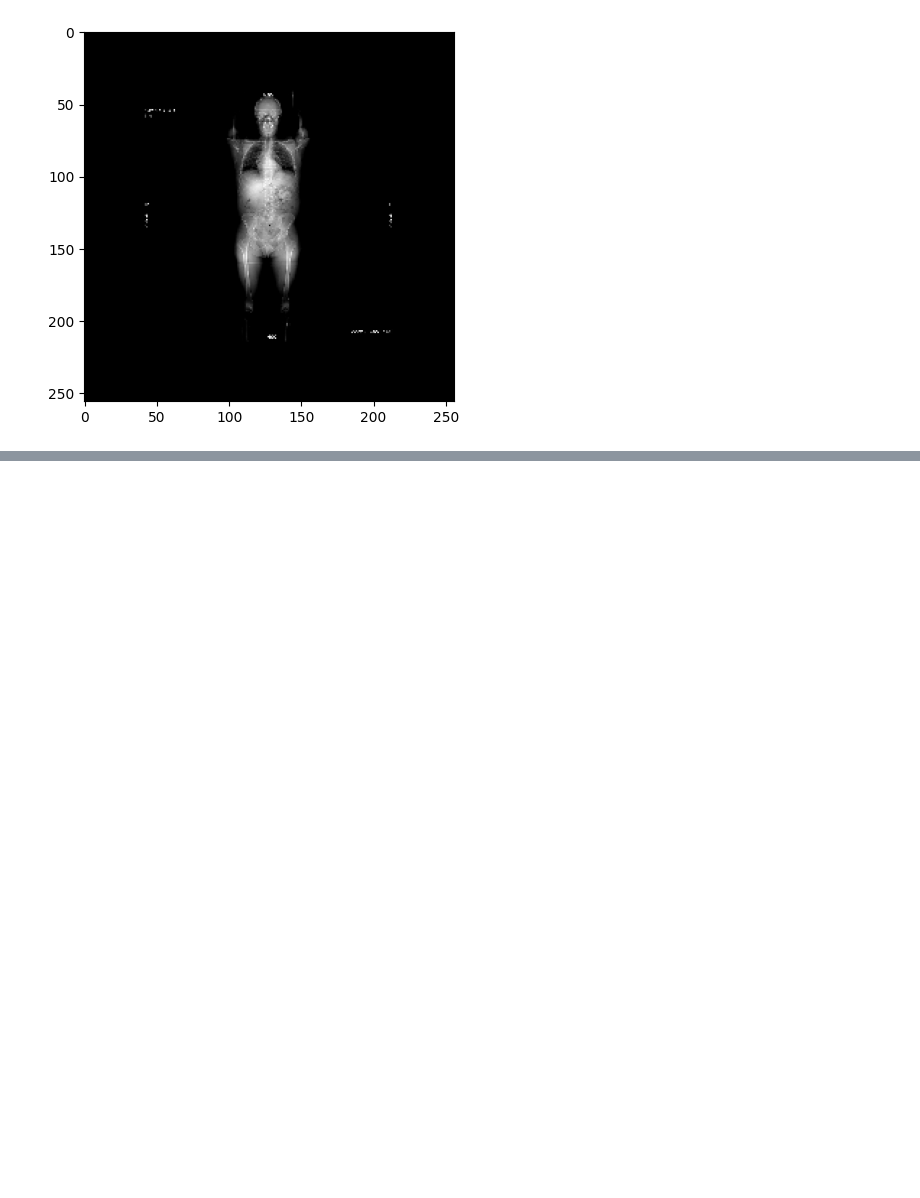
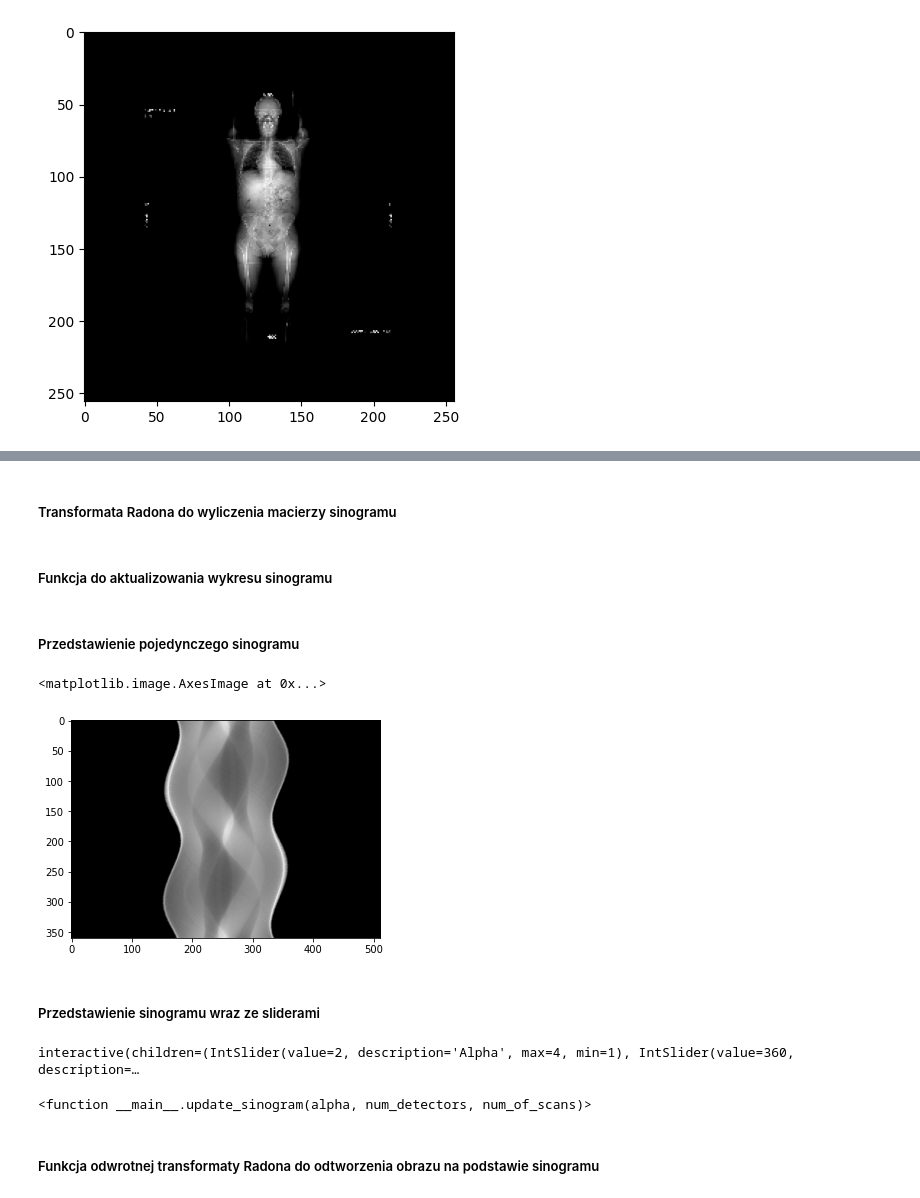
Before and after one commit to JanOdwazny/tomograf, a Jupyter notebook: tomograf.ipynb, the cells around one changed output, grey strips where cells are left out. Saved outputs shown, nothing was run; the diff lists cells and outputs as text; code cells hidden in the pictures; blank space fills up the shorter version.

Commit message:
fixed sliders, added dicom editing

```diff
--- a/tomograf.ipynb
+++ b/tomograf.ipynb
@@ -323,0 +223,32 @@ Komentarz:  Ziomek jest zdrowy jak ko?
+# %% [markdown]
+##### Transformata Radona do wyliczenia macierzy sinogramu
+# %%
+def radon_transform(image, radius, angle_range, alpha, number_of_detectors, num_of_scans=360):
+    # Calculate the number of scans (alpha is the angle that emiter changes after each iteration)
+    number_of_scans = int(num_of_scans / alpha)
+    # Create an array for final sinogram image
+    sinogram = np.zeros((number_of_scans, number_of_detectors))
+
+    for i in range(number_of_scans):
+        # Calculate the current angle at which the emitter is
+        angle = alpha * i
+        # Calculate the position of the emitter
+        emitter_pos = calculate_position(radius, angle)
+
+        # Calculate positions of emitters
+        detectors_positions = []
+        for j in range(number_of_detectors):
+            # Formula from PDF file for calculating the offset of detector
+            offset = 180 - angle_range/2 + j*(angle_range)/(number_of_detectors - 1)
+            detectors_positions.append(calculate_position(radius, angle, offset))
+
+        for j, detector_pos in enumerate(detectors_positions):
+            line_sum = 0
+            rows, cols = radon_lines(emitter_pos, detector_pos)
+            for x, y in zip(rows, cols):
+                line_sum += image[x-1][y-1]
+            sinogram[i][j] = line_sum/len(rows)
+
+    return sinogram
+# %% [markdown]
+##### Funkcja do aktualizowania wykresu sinogramu
@@ -323,0 +270,24 @@ Komentarz:  Ziomek jest zdrowy jak ko?
+# %% [markdown]
+##### Przedstawienie pojedynczego sinogramu
+# %%
+number_of_detectors = padded_img.shape[0]
+emitter_change_angle = 1
+radius = padded_img.shape[0]//2
+angle_range = 270
+sino = radon_transform(padded_img, radius, angle_range, emitter_change_angle, number_of_detectors)
+plt.imshow(sino, cmap="gray")
+# %% [output]
+<matplotlib.image.AxesImage at 0x...>
+[figure, added]
+# %% [markdown]
+##### Przedstawienie sinogramu wraz ze sliderami
+# %%
+
+scan_slider = IntSlider(min=90, max=360, step=90, value=360, description="Progress")
+
+interact(update_sinogram, num_of_scans = scan_slider)
+# %% [output]
+interactive(children=(IntSlider(value=2, description='Alpha', max=4, min=1), IntSlider(value=360, description=…
+<function __main__.update_sinogram(alpha, num_detectors, num_of_scans)>
+# %% [markdown]
+##### Funkcja odwrotnej transformaty Radona do odtworzenia obrazu na podstawie sinogramu
```
Also changed, not shown: parts of 36 cells of this notebook.
